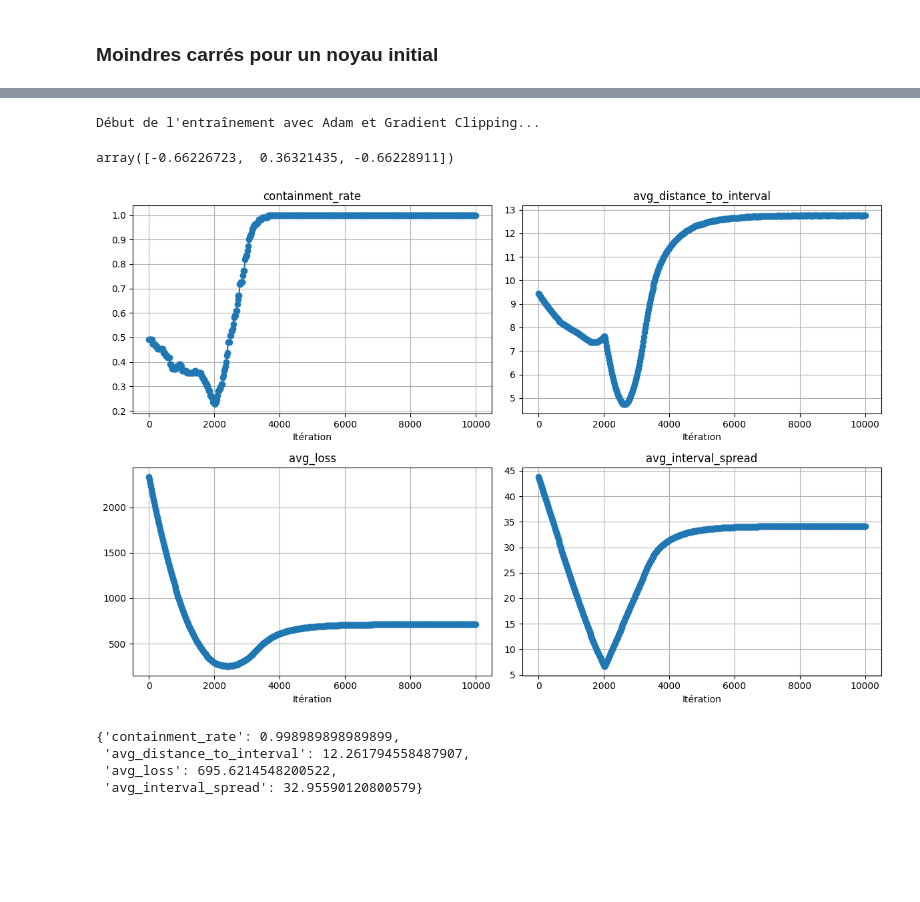
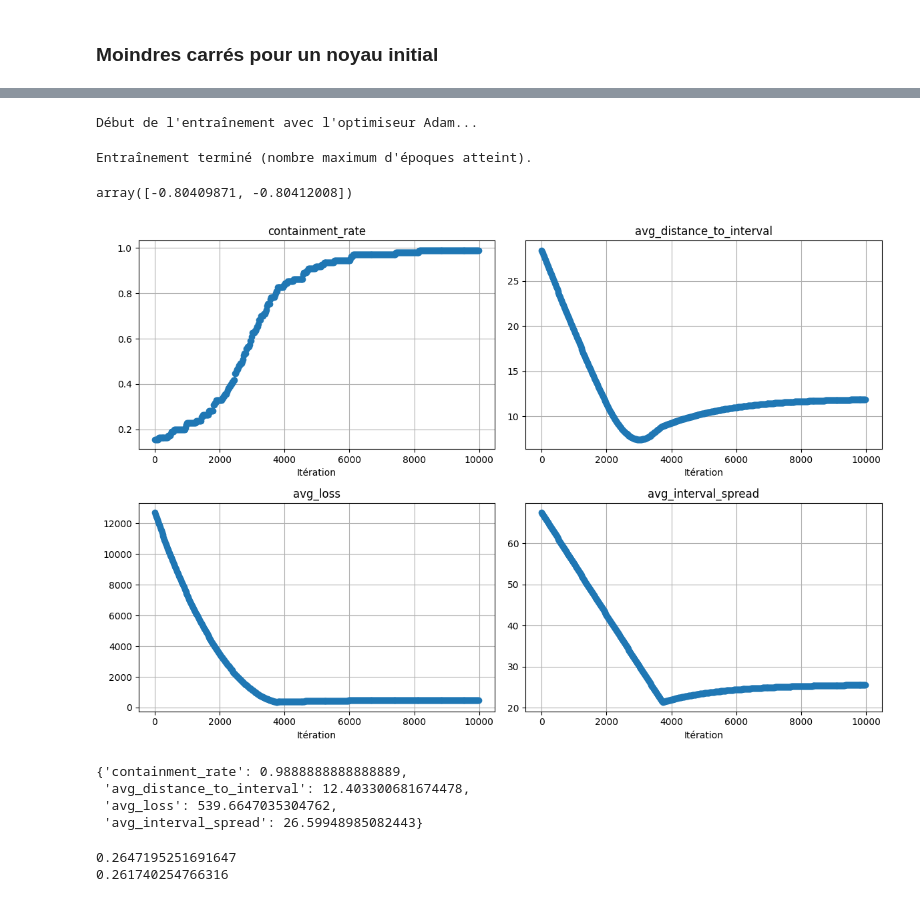
Before and after one commit to Isaac-KD/Hybrid-Interval-Models, a Jupyter notebook: test_Macsum_aggregation_learning.ipynb, the cells around one changed output, grey strips where cells are left out. Drawn from its saved outputs; the diff is of its cells as text; code cells hidden in the pictures; blank space fills up the shorter version.

```diff
--- a/test_Macsum_aggregation_learning.ipynb
+++ b/test_Macsum_aggregation_learning.ipynb
@@ -128,15 +136,22 @@ evaluate_model(X,Y,macsum)
-# %%
-macsum = Macsum(N)
-#macsum.fit_adam_clipping(X,Y,X_eval,Y_eval,n_epochs=5000,learning_rate=1e-4,batch_size=128)
-# %% [output]
-Début de l'entraînement avec Adam et Gradient Clipping...
-array([-0.66226723,  0.36321435, -0.66228911])
-# %%
-plot_metrics(macsum.history)
-evaluate_model(X,Y,macsum)
-# %% [output]
-[figure, removed]
-{'containment_rate': 0.998989898989899,
- 'avg_distance_to_interval': 12.261794558487907,
- 'avg_loss': 695.6214548200522,
- 'avg_interval_spread': 32.95590120800579}
+# %%
+macsum_sigmoide =  Macsum_sigmoide(N,alpha=0.1,gamma=0.6,k_sigmoid=0.01)
+macsum_sigmoide.fit_adam(X,Y,X_eval,Y_eval,n_epochs=5000,learning_rate=1e-4,epsilon_conv=1e-6,batch_size=128,beta1=0.7,beta2=0.99)
+# %% [output]
+Début de l'entraînement avec l'optimiseur Adam...
+Entraînement terminé (nombre maximum d'époques atteint).
+array([-0.80409871, -0.80412008])
+# %%
+plot_metrics(macsum_sigmoide.history)
+evaluate_model(X,Y,macsum_sigmoide)
+# %% [output]
+[figure, added]
+{'containment_rate': 0.9888888888888889,
+ 'avg_distance_to_interval': 12.403300681674478,
+ 'avg_loss': 539.6647035304762,
+ 'avg_interval_spread': 26.59948985082443}
+# %%
+print(np.linalg.norm(macsum.phi-phi_true))
+print(np.linalg.norm(macsum_sigmoide.phi-phi_true))
+# %% [output]
+0.2647195251691647
+0.261740254766316
```
Also changed, not shown: parts of 12 cells of this notebook, 22 other files.
